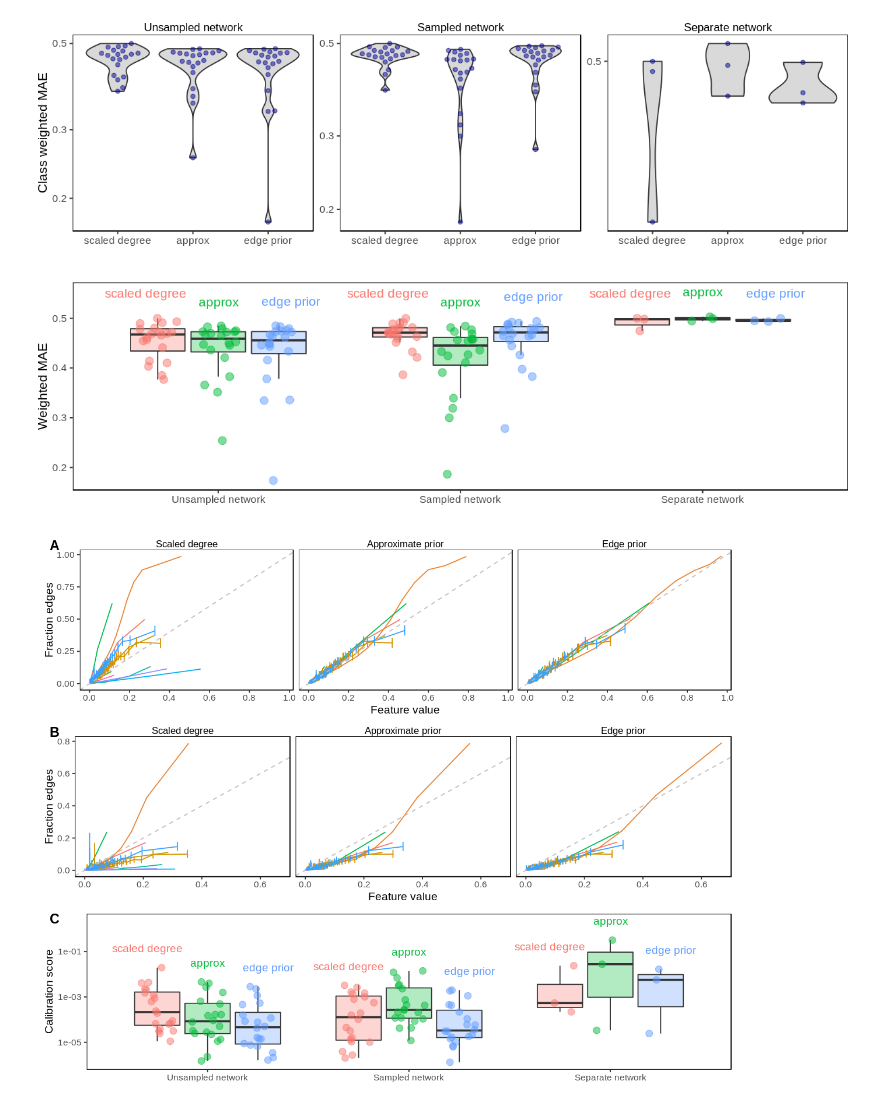
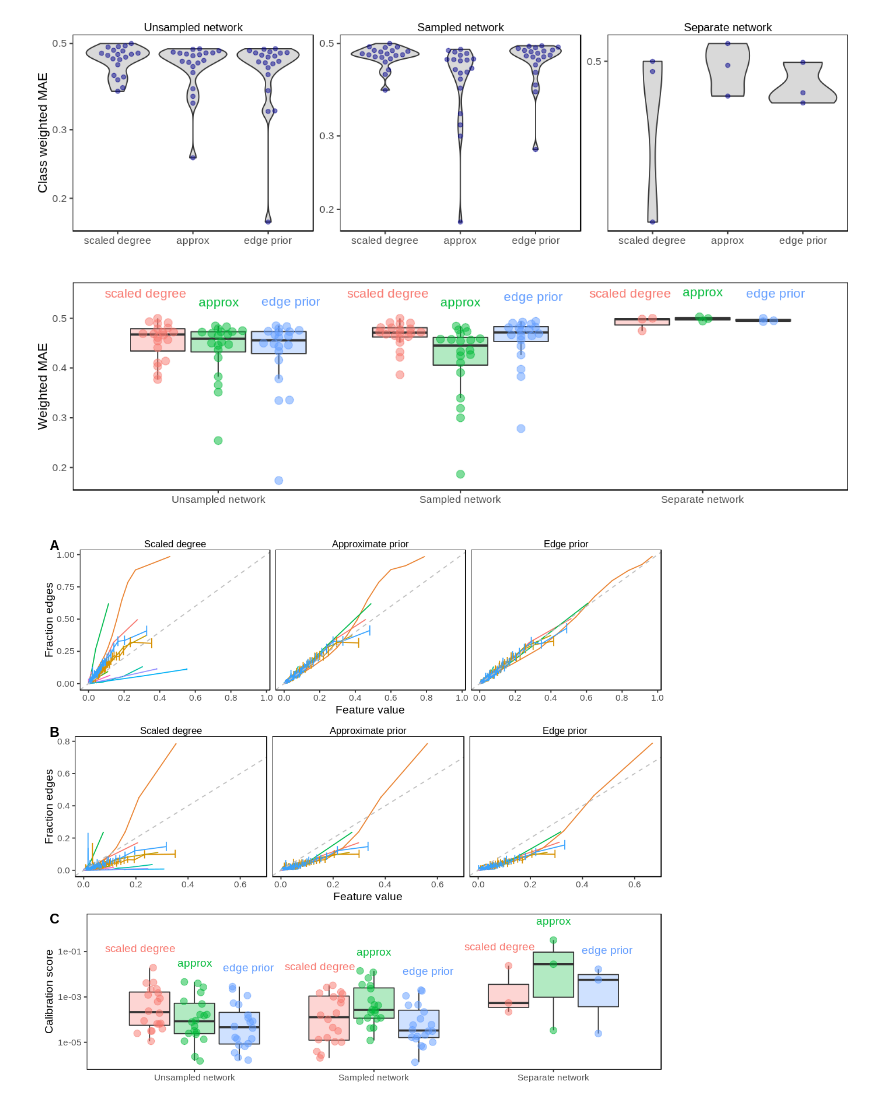
Before and after one commit to greenelab/xswap-analysis, a Jupyter notebook: nb/5.fig3.calibration/plot_calibration.ipynb, the cells around one changed output. Drawn from its saved outputs; the diff is of its cells as text; code cells hidden in the pictures.

```diff
--- a/nb/5.fig3.calibration/plot_calibration.ipynb
+++ b/nb/5.fig3.calibration/plot_calibration.ipynb
@@ -152,16 +167,28 @@ labels_df <- metrics %>%
     top_n(cal, n = 1) %>%
     mutate(
 #         y = 7e-2,
-        y = 7 * cal
+        y = 7 * cal,
+#         y = 1.1 * cal
     )
 
 cal_3 <- (
     ggplot(metrics, aes(x = network, y = cal))
     + geom_boxplot(aes(fill = feature), outlier.shape = NA, alpha = 0.3)
-    + geom_point(aes(color = feature, group = feature), alpha = 0.5, cex = 3,
+    # Only jitter points in the first two networks
+    + geom_point(data = metrics %>% filter(network != 'Separate network'),
+                 aes(color = feature, group = feature), alpha = 0.5, cex = 3,
                  position = position_jitterdodge(jitter.width = 0.4))
+    # Don't jitter the "Separate network" points
+    + geom_point(data = metrics %>% filter(network == 'Separate network'),
+                 aes(color = feature, group = feature), alpha = 0.5, cex = 3,
+                 position = position_dodge(width = 0.75))
+    # Alternatively, use beeswarm
+#     + geom_beeswarm(data = metrics, aes(color = feature, group = feature),
+#                     alpha = 0.5, cex = 2.3, dodge.width = 0.75, size = 3)
+
     + theme_zietzm()
-    + scale_y_log10()
+#     + scale_y_log10()
+    + scale_y_continuous(trans = 'log10')
     + theme(plot.margin = unit(c(0.2, 0, 0, 0), "cm"))
     + xlab("")
     + ylab("Calibration score")
@@ -335,11 +308,11 @@ labels_df <- metrics %>%
         y = 1.1 * weighted_mae
     )
 
-cal_3 <- (
+wmae_3 <- (
     ggplot(metrics, aes(x = network, y = weighted_mae))
     + geom_boxplot(aes(fill = feature), outlier.shape = NA, alpha = 0.3)
-    + geom_point(aes(color = feature, group = feature), alpha = 0.5, cex = 3,
-                 position = position_jitterdodge(jitter.width = 0.4))
+    + geom_beeswarm(data = metrics, aes(color = feature, group = feature),
+                    alpha = 0.5, cex = 1.5, dodge.width = 0.75, size = 3)
     + theme_zietzm()
 #     + scale_y_log10()
     + theme(plot.margin = unit(c(0.2, 0, 0, 0), "cm"))
@@ -350,22 +323,22 @@ cal_3 <- (
     + theme(legend.position = 'none')
 )
 
-cal_3
+wmae_3
 # %% [output]
-[figure, old version]
+[figure, new version]
 # %%
-options(repr.plot.width=10, repr.plot.height=8)
+options(repr.plot.width=9, repr.plot.height=8)
 
 calibration_figure <- plot_grid(
     full_calibration_plot,
     sampled_calibration_plot,
     cal_3,
     ncol = 1, labels = c("A", "B", "C")) +
     theme(plot.margin = unit(c(0, 0.25, 0, 0.25), 'cm'))
 
+ggsave(filename = '../../img/fig4.calibration.png', plot = calibration_figure,
+       dpi = 300, width = 9, height = 8)
 
-# ggsave(filename = '../../img/fig4.calibration.png', plot = calibration_figure,
-#        dpi = 300, width = 9, height = 8)
 calibration_figure
 # %% [output]
-[figure, old version]
+[figure, new version]
```
Also changed, not shown: parts of 6 cells of this notebook, 2 other files.
